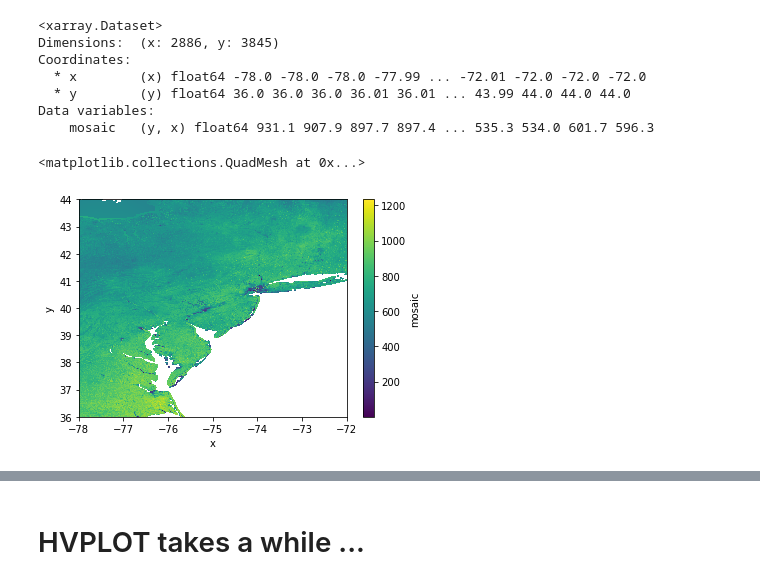
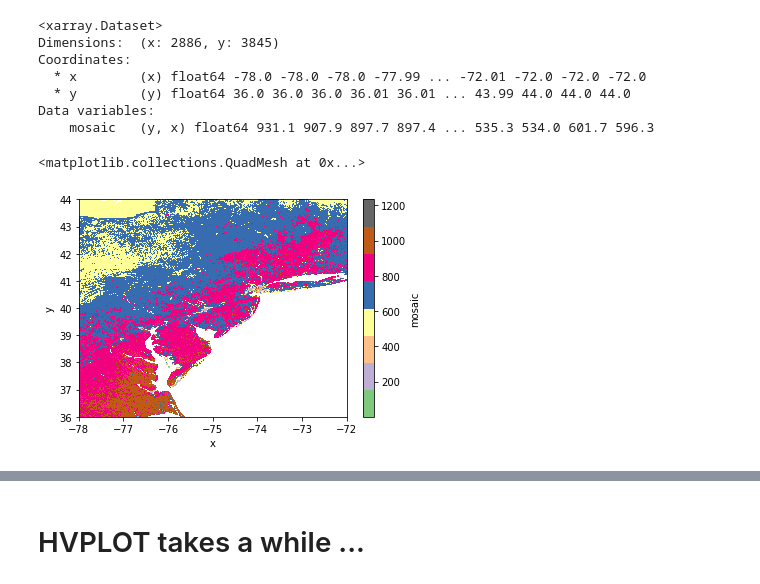
Before and after one commit to tonybutzer/etm, a Jupyter notebook: 00-notebooks/00-mosaic-prototype-code-xarray-merge-tiles-to-bigger.ipynb, the cells around one changed output, grey strips where cells are left out. Saved outputs shown, nothing was run; the diff lists cells and outputs as text; code cells hidden in the pictures.

```diff
--- a/00-notebooks/00-mosaic-prototype-code-xarray-merge-tiles-to-bigger.ipynb
+++ b/00-notebooks/00-mosaic-prototype-code-xarray-merge-tiles-to-bigger.ipynb
@@ -162,10 +172,11 @@ Data variables:
 # %%
 ds_masked = ds.where(ds>0.0)
 # %%
-ds_masked.mosaic.plot(cmap='viridis')
+#ds_masked.mosaic.plot(cmap='viridis')
+ds_masked.mosaic.plot(cmap='Accent')
 # %% [output]
 <matplotlib.collections.QuadMesh at 0x...>
-[figure, old version]
+[figure, new version]
 # %%
 %%time
 w=int(2886/4)
```
Also changed, not shown: parts of 5 cells of this notebook, 9 other files.
